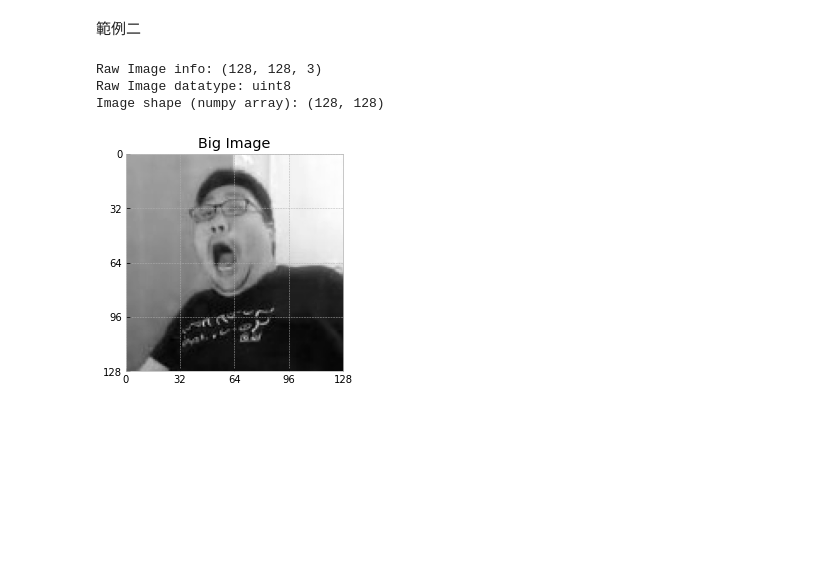
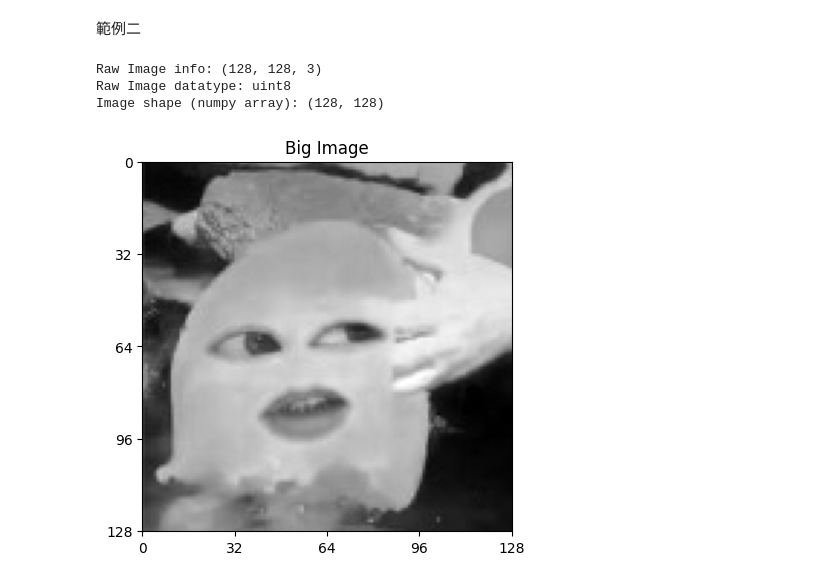
Before and after one commit to wei-coding/NCHU-quantum-information, a Jupyter notebook: final_report/QHED.ipynb, the cells around one changed output. Cells and saved outputs as stored; diff of their text form; code cells hidden in the pictures; blank space fills up the shorter version.

```diff
--- a/final_report/QHED.ipynb
+++ b/final_report/QHED.ipynb
@@ -267,35 +267,35 @@ from PIL import Image
 image_size = 128       # Original image-width
 image_crop_size = 32   # Width of each part of image for processing
 
 
 # Load the image from filesystem
-image_raw = np.array(Image.open('wtf_flash.jpg'))
+image_raw = np.array(Image.open('guigangai.jpg'))
 print('Raw Image info:', image_raw.shape)
 print('Raw Image datatype:', image_raw.dtype)
 
 
 # Convert the RBG component of the image to B&W image, as a numpy (uint8) array
 image = []
 for i in range(image_size):
     image.append([])
     for j in range(image_size):
         image[i].append(image_raw[i][j][0] / 255)
 
 image = np.array(image)
 print('Image shape (numpy array):', image.shape)
 
 
 # Display the image
 plt.title('Big Image')
 plt.xticks(range(0, image.shape[0]+1, 32))
 plt.yticks(range(0, image.shape[1]+1, 32))
 plt.imshow(image, extent=[0, image.shape[0], image.shape[1], 0], cmap='gray')
 plt.show()
 # %% [output]
 Raw Image info: (128, 128, 3)
 Raw Image datatype: uint8
 Image shape (numpy array): (128, 128)
-[figure, old version]
+[figure, new version]
 # %%
 image_crop_size = 32   # Width of each part of image for processing
 
```
Also changed, not shown: parts of 2 cells of this notebook, 6 other files.
